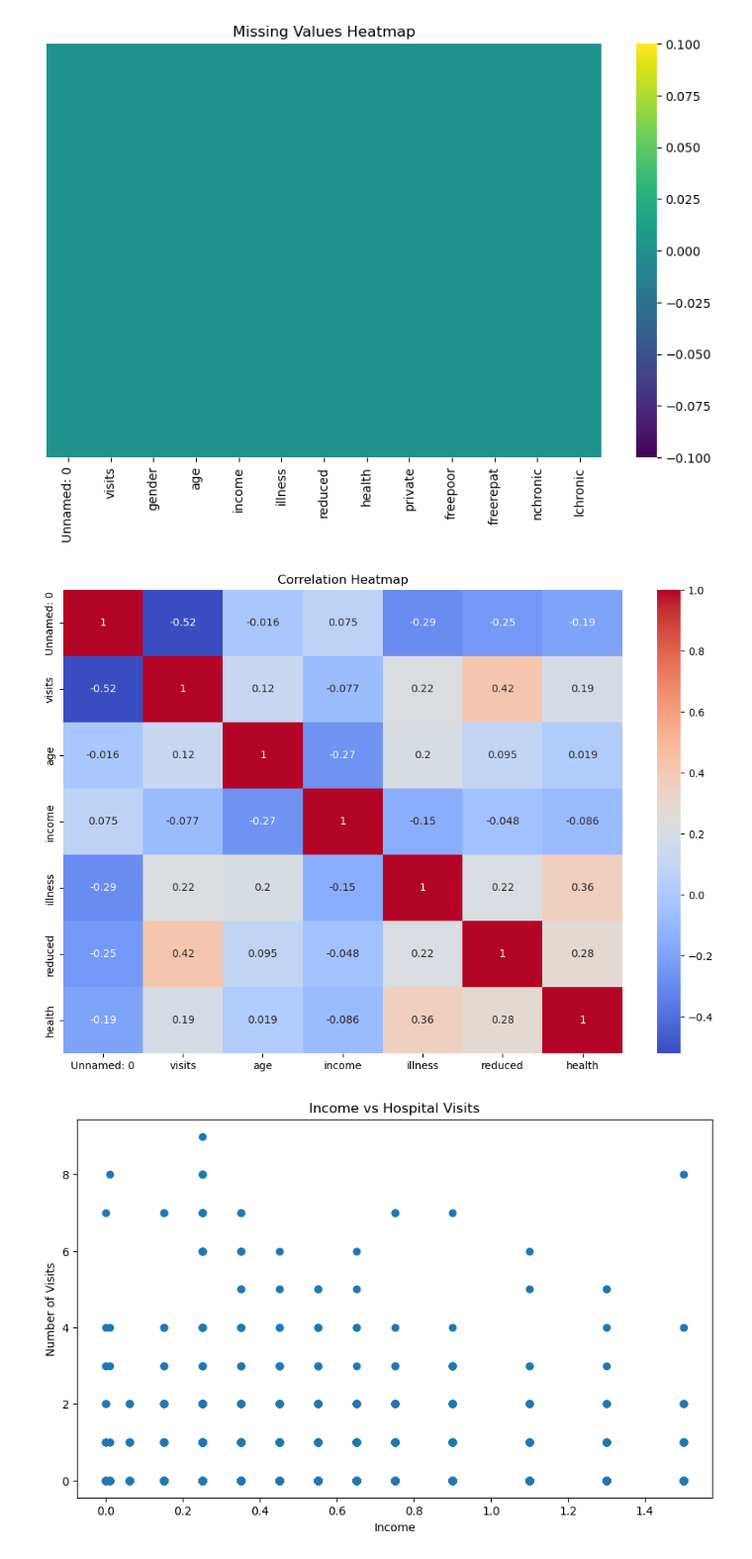
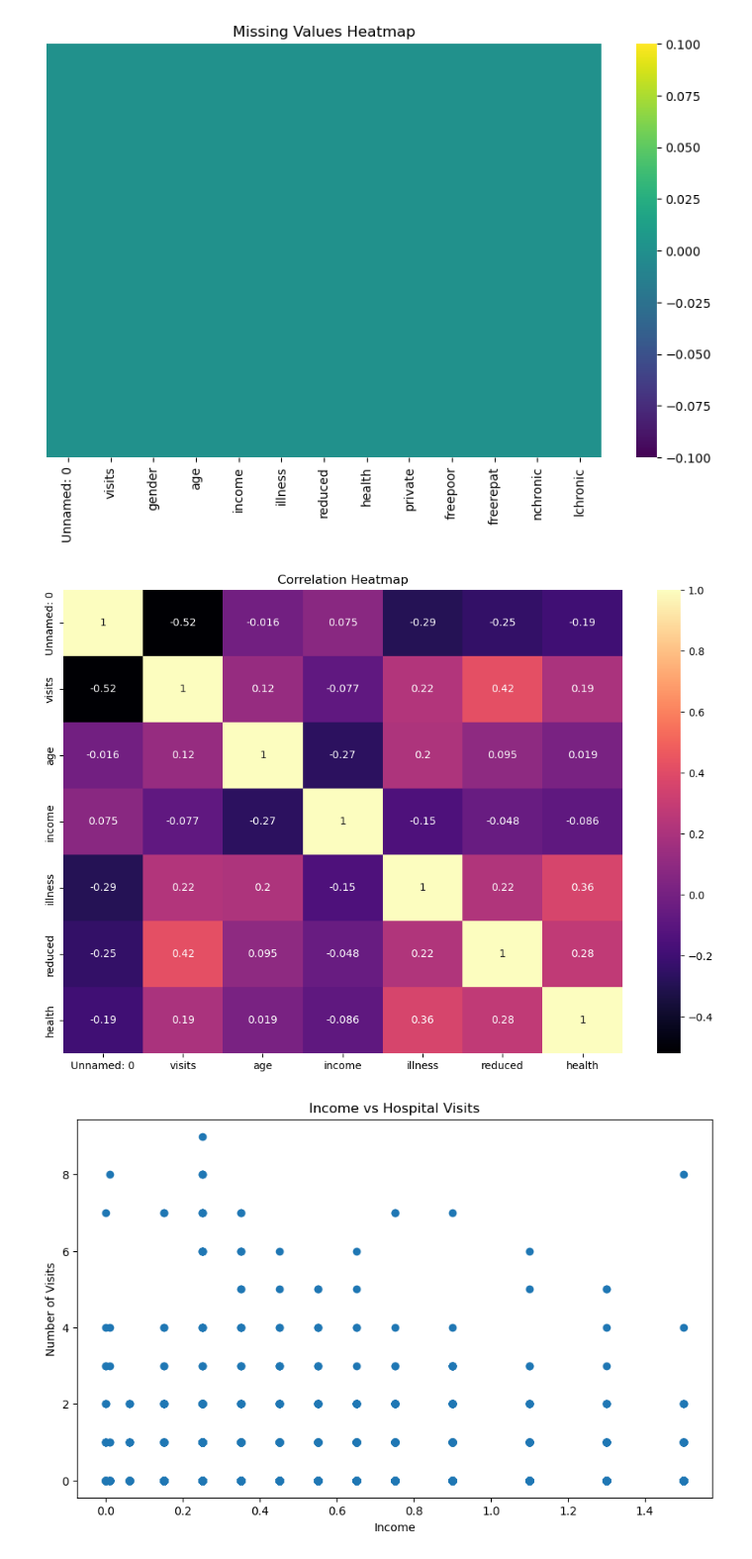
Before and after one commit to reenasharon05/vois, a Jupyter notebook: PROJECTS/main project/doctor_visit_analysis.ipynb, the cells around one changed output. Shown: that part at 99% size. Saved outputs shown, nothing was run; the diff lists cells and outputs as text; code cells hidden in the pictures.

Commit message:
displayed the 1st five rows and information of the dataframe changed the colors of heatmaps

```diff
--- a/PROJECTS/main project/doctor_visit_analysis.ipynb
+++ b/PROJECTS/main project/doctor_visit_analysis.ipynb
@@ -94,12 +132,12 @@ plt.show()
 # %%
 # Correlation heatmap
 plt.figure(figsize=(12, 8))
 numeric_df = df.select_dtypes(include=[np.number])
-sns.heatmap(numeric_df.corr(), annot=True, cmap='coolwarm')
+sns.heatmap(numeric_df.corr(), annot=True, cmap='magma')
 plt.title('Correlation Heatmap')
 plt.show()
 # %% [output]
-[figure, old version]
+[figure, new version]
 # %%
 # Income vs Visits scatter plot
 plt.figure(figsize=(10, 6))
```
Also changed, not shown: parts of 8 cells of this notebook.
